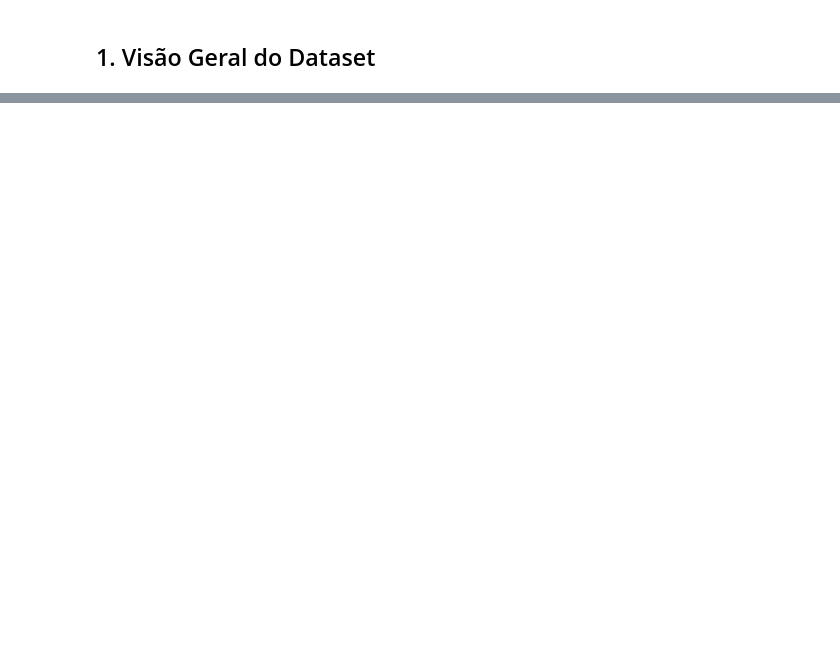
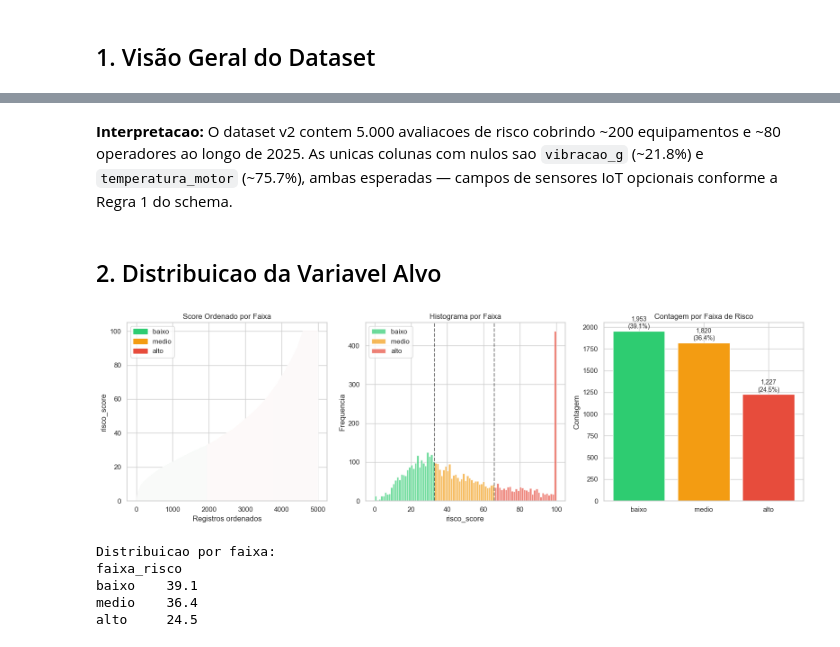
Before and after one commit to Avila237/sompo, a Jupyter notebook: notebooks/01_eda.ipynb, the cells around one changed output, grey strips where cells are left out. Saved outputs shown, nothing was run; the diff lists cells and outputs as text; code cells hidden in the pictures; blank space fills up the shorter version.

```diff
--- a/notebooks/01_eda.ipynb
+++ b/notebooks/01_eda.ipynb
@@ -133,13 +32,0 @@ temperatura_motor         3802       76.0
-# %%
-fig, ax = plt.subplots(figsize=(8, 4))
-cols_nulos = resumo_nulos.index.tolist()
-vals_nulos = resumo_nulos["pct_nulos"].values
-bars = ax.barh(cols_nulos, vals_nulos, color=["#e74c3c", "#f39c12"])
-ax.set_xlabel("% de valores nulos")
-ax.set_title("Colunas com valores nulos (esperados pelo schema)")
-for bar, v in zip(bars, vals_nulos):
-    ax.text(v + 0.3, bar.get_y() + bar.get_height()/2, f"{v:.1f}%", va="center")
-ax.set_xlim(0, max(vals_nulos) * 1.2)
-plt.tight_layout()
-plt.savefig("../data/eda_02_nulos.png", bbox_inches="tight")
-plt.show()
@@ -426,0 +68,46 @@ df.drop(columns=["lat_bin", "lon_bin"], inplace=True)
+# %% [markdown]
+**Interpretacao:** O dataset v2 contem 5.000 avaliacoes de risco cobrindo ~200 equipamentos e ~80 operadores ao longo de 2025. As unicas colunas com nulos sao `vibracao_g` (~21.8%) e `temperatura_motor` (~75.7%), ambas esperadas — campos de sensores IoT opcionais conforme a Regra 1 do schema.
+# %% [markdown]
+## 2. Distribuicao da Variavel Alvo
+# %%
+fig, axes = plt.subplots(1, 3, figsize=(16, 5))
+
+cores_lista = [CORES[f] for f in df.sort_values('risco_score')['faixa_risco']]
+axes[0].bar(range(len(df)), df.sort_values('risco_score')['risco_score'],
+    color=cores_lista, width=1, alpha=0.8)
+axes[0].set_title('Score Ordenado por Faixa', fontsize=12)
+axes[0].set_xlabel('Registros ordenados')
+axes[0].set_ylabel('risco_score')
+patches = [mpatches.Patch(color=v, label=k) for k, v in CORES.items()]
+axes[0].legend(handles=patches)
+
+for faixa, cor in CORES.items():
+    axes[1].hist(df[df['faixa_risco']==faixa]['risco_score'], bins=30, color=cor, alpha=0.7, label=faixa)
+axes[1].axvline(33, color='black', linestyle='--', alpha=0.5)
+axes[1].axvline(66, color='black', linestyle='--', alpha=0.5)
+axes[1].set_title('Histograma por Faixa', fontsize=12)
+axes[1].set_xlabel('risco_score'); axes[1].set_ylabel('Frequencia')
+axes[1].legend()
+
+contagens = df['faixa_risco'].value_counts().reindex(['baixo','medio','alto'])
+bars = axes[2].bar(contagens.index, contagens.values,
+    color=[CORES[f] for f in contagens.index])
+axes[2].set_title('Contagem por Faixa de Risco', fontsize=12)
+axes[2].set_ylabel('Contagem')
+for bar, val in zip(bars, contagens.values):
+    pct = val / len(df) * 100
+    axes[2].text(bar.get_x() + bar.get_width()/2, bar.get_height() + 30,
+        f'{val:,}\n({pct:.1f}%)', ha='center', fontsize=10)
+
+plt.tight_layout()
+plt.savefig(os.path.join(DATA_DIR, 'eda_01_target.png'), dpi=120, bbox_inches='tight')
+ipy_display(plt.gcf()); plt.close('all')
+print("Distribuicao por faixa:")
+print(df['faixa_risco'].value_counts(normalize=True).mul(100).round(1).to_string())
+# %% [output]
+[figure, added]
+Distribuicao por faixa:
+faixa_risco
+baixo    39.1
+medio    36.4
+alto     24.5
```
Also changed, not shown: parts of 68 cells of this notebook, 11 other files.
